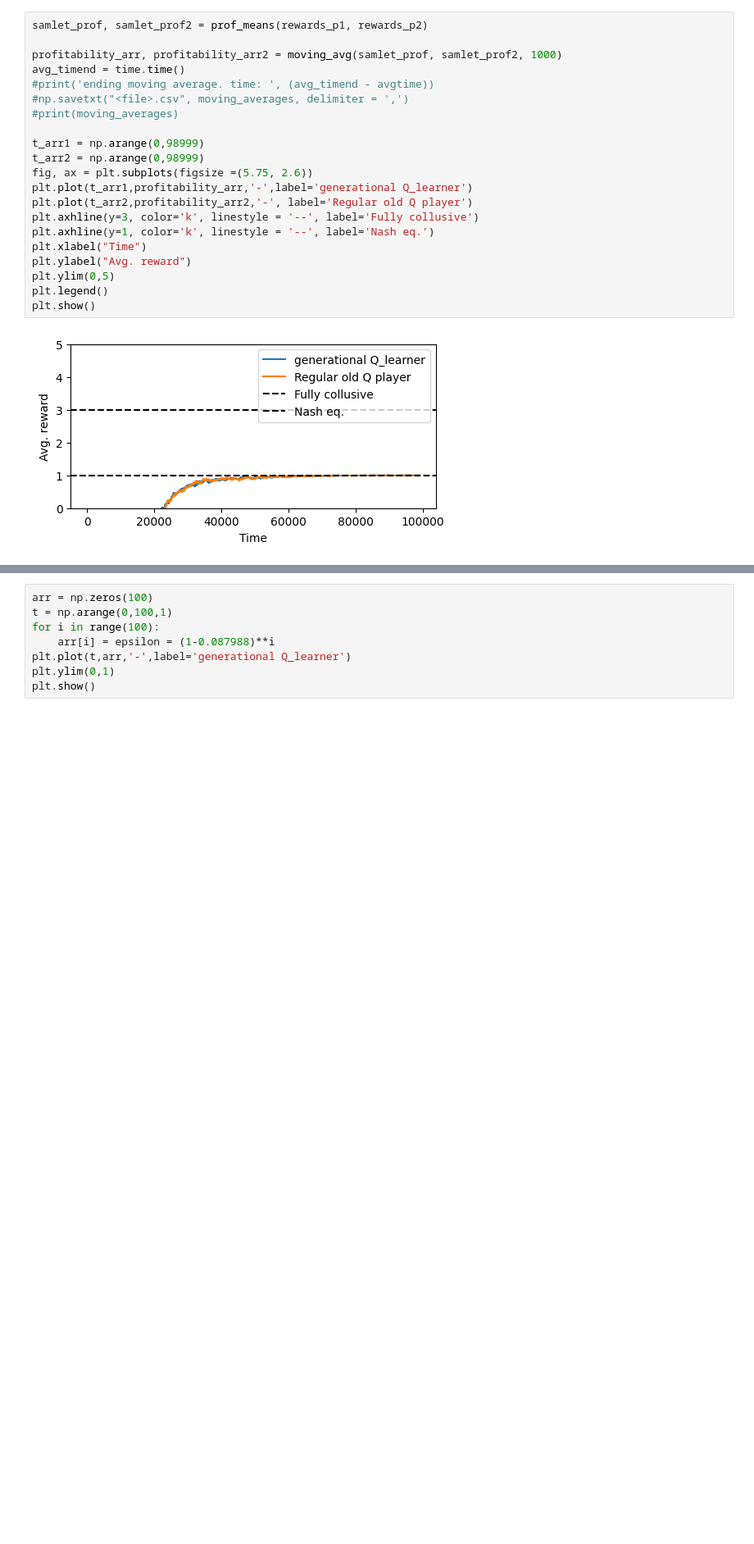
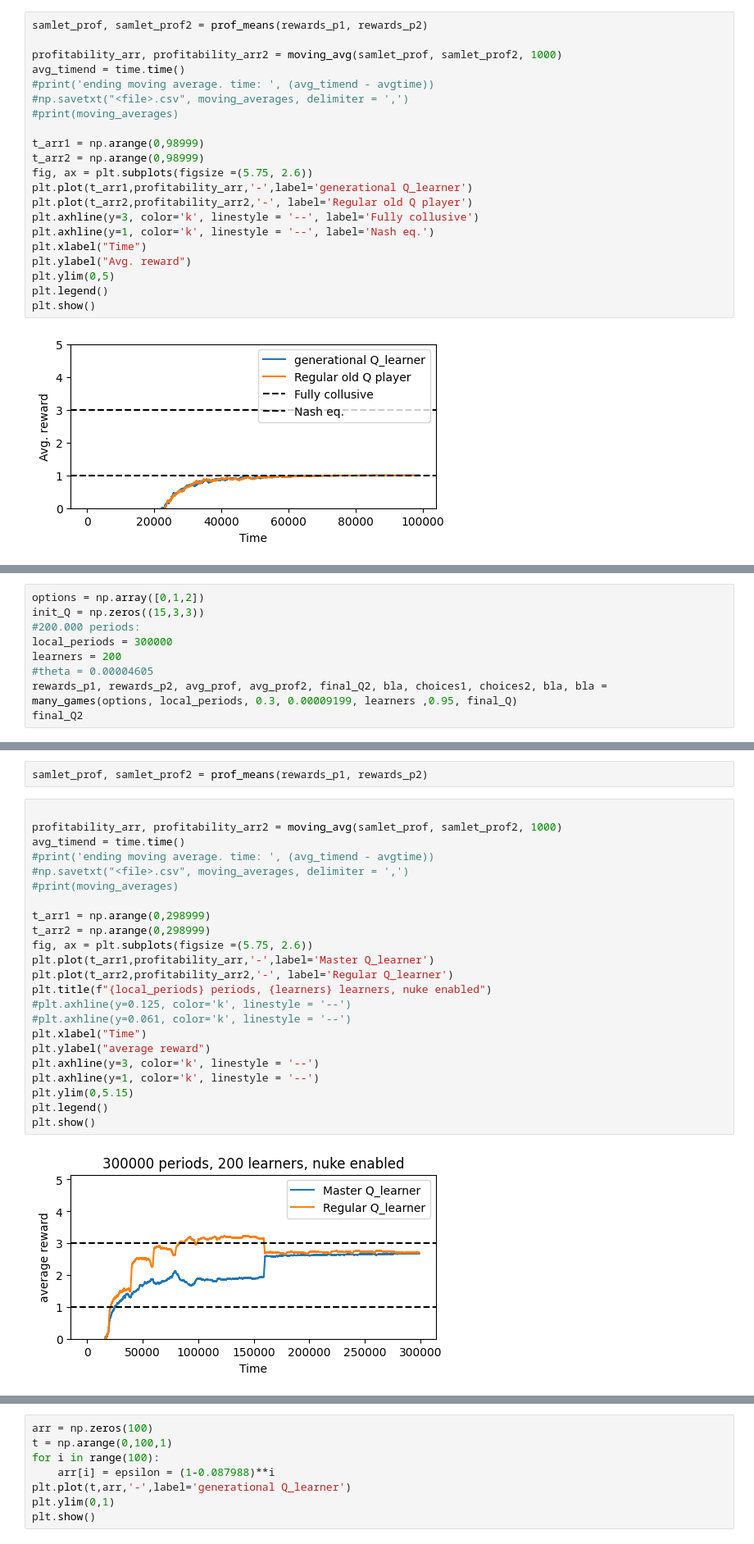
Before and after one commit to mortenvk/SpecialeProjekt, a Jupyter notebook: Master Q, Master Theta, Nuke .ipynb, the cells around one changed output, grey strips where cells are left out. Shown: that part at 82% size. Saved outputs shown, nothing was run; the diff lists cells and outputs as text; blank space fills up the shorter version.

```diff
--- a/Master Q, Master Theta, Nuke .ipynb
+++ b/Master Q, Master Theta, Nuke .ipynb
@@ -461,0 +445,9 @@ plt.show()
+# %%
+options = np.array([0,1,2])
+init_Q = np.zeros((15,3,3))
+#200.000 periods:
+local_periods = 300000
+learners = 200
+#theta = 0.00004605
+rewards_p1, rewards_p2, avg_prof, avg_prof2, final_Q2, bla, choices1, choices2, bla, bla = many_games(options, local_periods, 0.3, 0.00009199, learners ,0.95, final_Q)
+final_Q2
@@ -461,0 +489,27 @@ plt.show()
+# %%
+samlet_prof, samlet_prof2 = prof_means(rewards_p1, rewards_p2)
+# %%
+
+profitability_arr, profitability_arr2 = moving_avg(samlet_prof, samlet_prof2, 1000)
+avg_timend = time.time()
+#print('ending moving average. time: ', (avg_timend - avgtime))
+#np.savetxt("<file>.csv", moving_averages, delimiter = ',')
+#print(moving_averages)
+
+t_arr1 = np.arange(0,298999)
+t_arr2 = np.arange(0,298999)
+fig, ax = plt.subplots(figsize =(5.75, 2.6))
+plt.plot(t_arr1,profitability_arr,'-',label='Master Q_learner')
+plt.plot(t_arr2,profitability_arr2,'-', label='Regular Q_learner')
+plt.title(f"{local_periods} periods, {learners} learners, nuke enabled")
+#plt.axhline(y=0.125, color='k', linestyle = '--')
+#plt.axhline(y=0.061, color='k', linestyle = '--')
+plt.xlabel("Time")
+plt.ylabel("average reward")
+plt.axhline(y=3, color='k', linestyle = '--')
+plt.axhline(y=1, color='k', linestyle = '--')
+plt.ylim(0,5.15)
+plt.legend()
+plt.show()
+# %% [output]
+[figure, added]
```
Also changed, not shown: parts of 28 cells of this notebook, 2 other files.
